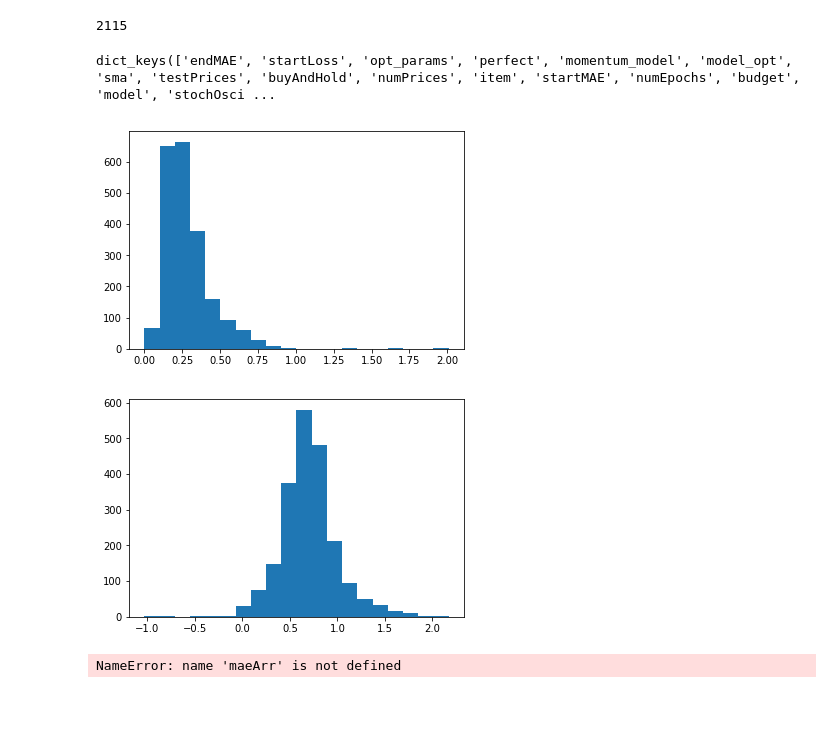
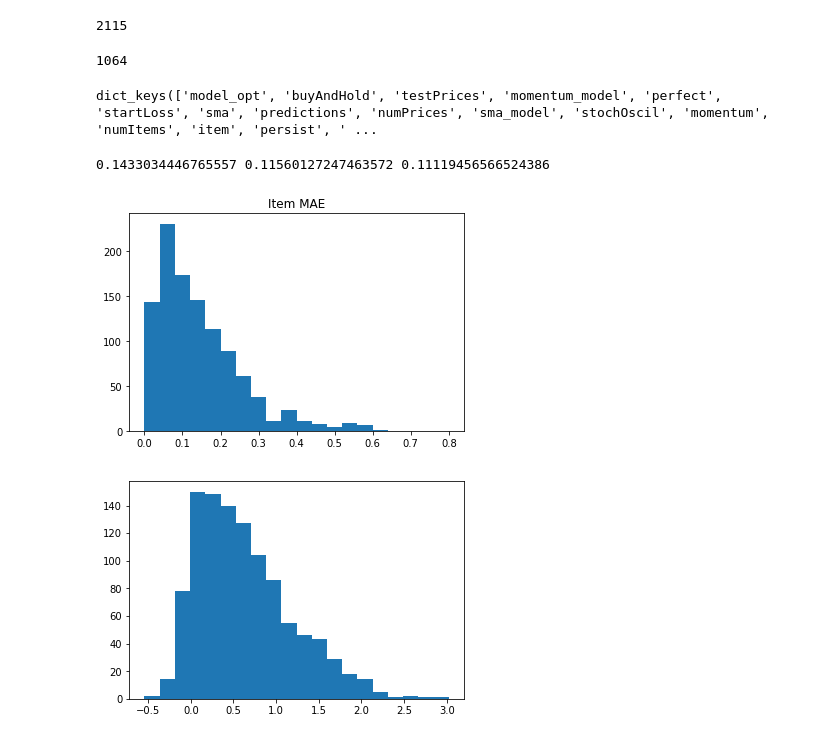
Before and after one commit to rmmartin02/OSRS_Research, a Jupyter notebook: ML/OSRS/Results/MAE_Analysis.ipynb, the cells around one changed output. Drawn from its saved outputs; the diff is of its cells as text; code cells hidden in the pictures; blank space fills up the shorter version.

```diff
--- a/ML/OSRS/Results/MAE_Analysis.ipynb
+++ b/ML/OSRS/Results/MAE_Analysis.ipynb
@@ -16,31 +16,37 @@ import util.scraper as scraper
 /home/makoa/School/osrs_research
 ['/usr/lib/python36.zip', '/usr/lib/python3.6', '/usr/lib/python3.6/lib-dynload', '', '/home/makoa/.local/lib/python3.6/site-packages', '/usr/local/lib/python3.6/dist-packages', '/usr/lib/python3/dist ...
 # %%
-with open('all_price2.pickle','rb') as f:
+with open('price.pickle','rb') as f:
     results = pickle.load(f)
 # %%
 len(results)
 # %% [output]
 2115
+# %%
+itemList = [item for item in results if len(items.getQuants(item))>0 and np.mean(items.getQuants(item)[-7:])>100 and np.median(items.getPrices(item)[-7:])>100]
+print(len(itemList))
+# %% [output]
+1064
 # %%
 results['Abyssal_whip'].keys()
 # %% [output]
-dict_keys(['endMAE', 'startLoss', 'opt_params', 'perfect', 'momentum_model', 'model_opt', 'sma', 'testPrices', 'buyAndHold', 'numPrices', 'item', 'startMAE', 'numEpochs', 'budget', 'model', 'stochOsci ...
+dict_keys(['model_opt', 'buyAndHold', 'testPrices', 'momentum_model', 'perfect', 'startLoss', 'sma', 'predictions', 'numPrices', 'sma_model', 'stochOscil', 'momentum', 'numItems', 'item', 'persist', ' ...
 # %%
-mae = [results[item]['endMAE'] for item in results]
-maeChange = [results[item]['startMAE']-results[item]['endMAE'] for item in results]
+mae = [results[item]['endMAE'] for item in itemList]
+maeChange = [results[item]['startMAE']-results[item]['endMAE'] for item in itemList]
 # %%
-plt.hist(mae,20)
+print(np.mean(mae),np.median(mae),np.std(mae))
+plt.hist(mae,20,range=(0,.8))
+plt.title('Item MAE')
 plt.show()
 plt.hist(maeChange,20)
 plt.show()
 # %% [output]
+0.1433034446765557 0.11560127247463572 0.11119456566524386
-[figure, old version]
+[figure, new version]
-[figure, old version]
+[figure, new version]
 # %%
-maeChange = [(item,results[item]['startMAE']-results[item]['endMAE']) for item in results]
-maeChange = sorted(maeArr, key=lambda x: x[1], reverse=True)
+maeChange = [(item,results[item]['startMAE']-results[item]['endMAE']) for item in itemList]
+maeChange = sorted(maeChange, key=lambda x: x[1], reverse=True)
-# %% [output]
-NameError: name 'maeArr' is not defined
 # %%
 print(maeChange[:100])
```
Also changed, not shown: parts of 15 cells of this notebook, 9 other files.
